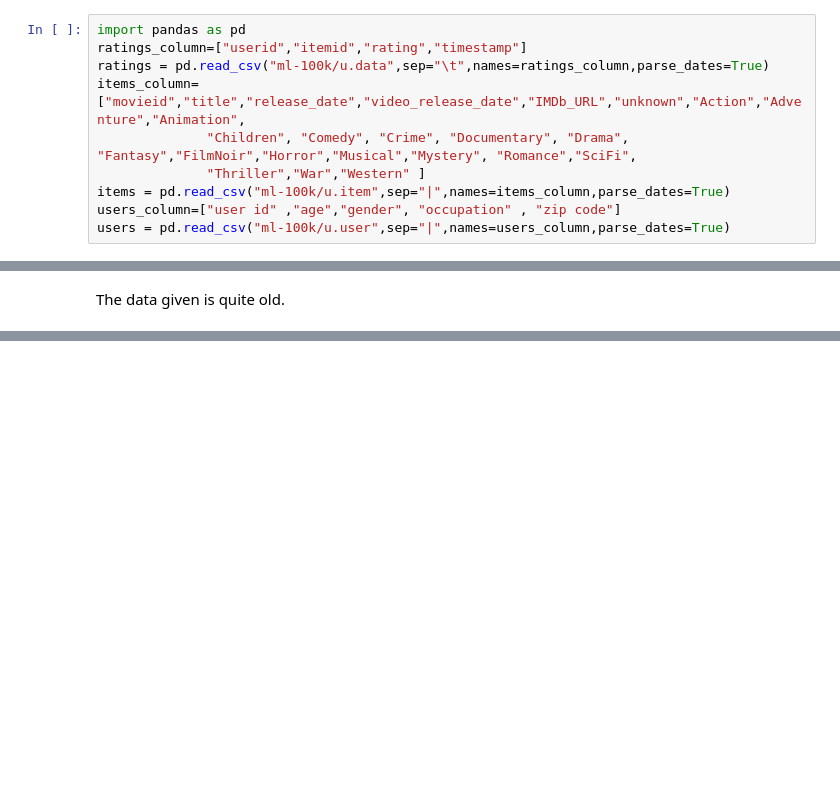
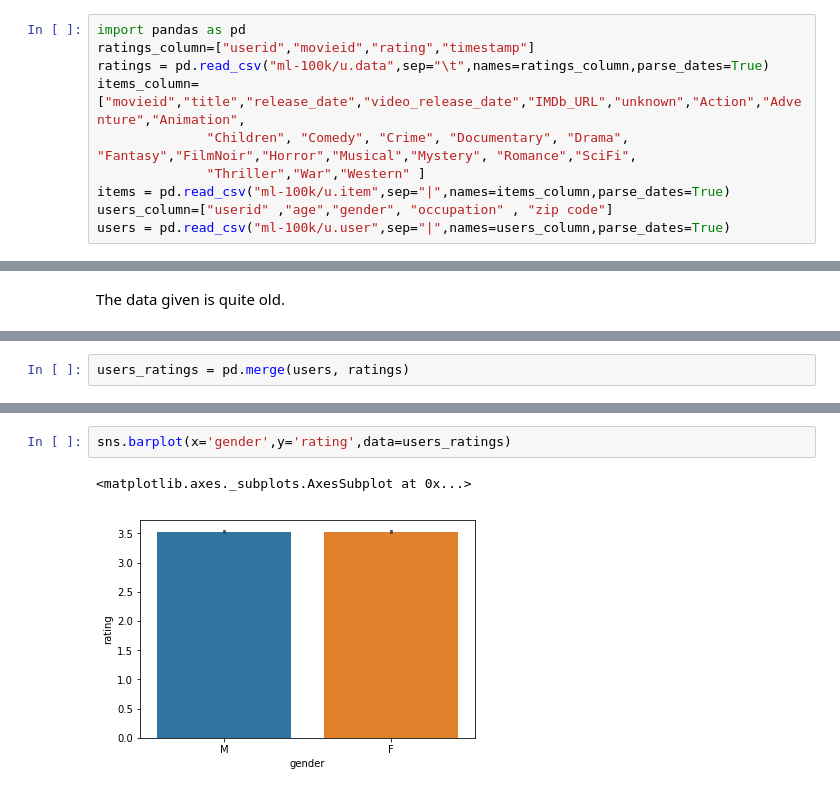
Before and after one commit to AASF-IIITM/Movie-Recommendation-System, a Jupyter notebook: MovieLens.ipynb, the cells around one changed output, grey strips where cells are left out. Saved outputs shown, nothing was run; the diff lists cells and outputs as text; blank space fills up the shorter version.

Commit message:
EDA on merged datasets

```diff
--- a/MovieLens.ipynb
+++ b/MovieLens.ipynb
@@ -2,13 +2,13 @@
 Loading Movielens Dataset
 # %%
 import pandas as pd
-ratings_column=["userid","itemid","rating","timestamp"]
+ratings_column=["userid","movieid","rating","timestamp"]
 ratings = pd.read_csv("ml-100k/u.data",sep="\t",names=ratings_column,parse_dates=True)
 items_column=["movieid","title","release_date","video_release_date","IMDb_URL","unknown","Action","Adventure","Animation",
               "Children", "Comedy", "Crime", "Documentary", "Drama", "Fantasy","FilmNoir","Horror","Musical","Mystery", "Romance","SciFi",
               "Thriller","War","Western" ]
 items = pd.read_csv("ml-100k/u.item",sep="|",names=items_column,parse_dates=True)
-users_column=["user id" ,"age","gender", "occupation" , "zip code"]
+users_column=["userid" ,"age","gender", "occupation" , "zip code"]
 users = pd.read_csv("ml-100k/u.user",sep="|",names=users_column,parse_dates=True)
 # %%
 ratings.head()
@@ -156,0 +141,2 @@ sns.countplot(x="rating", data=ratings)
+# %%
+users_ratings = pd.merge(users, ratings)
@@ -156,0 +152,5 @@ sns.countplot(x="rating", data=ratings)
+# %%
+sns.barplot(x='gender',y='rating',data=users_ratings)
+# %% [output]
+<matplotlib.axes._subplots.AxesSubplot at 0x...>
+[figure, added]
```
Also changed, not shown: parts of 17 cells of this notebook.
